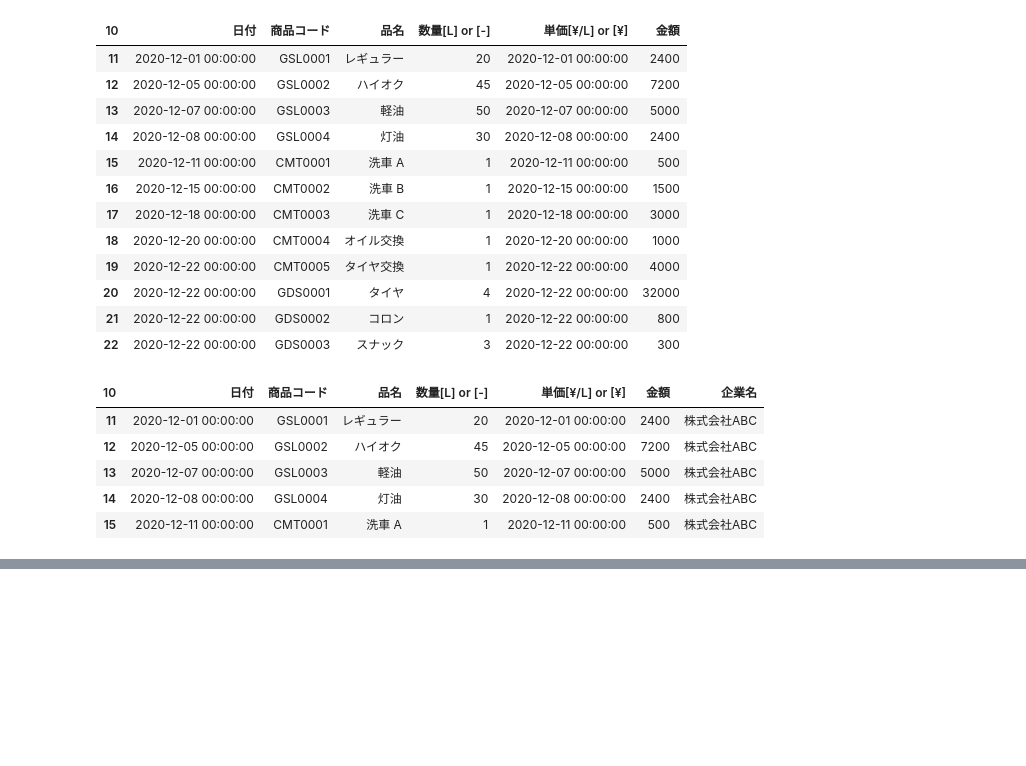
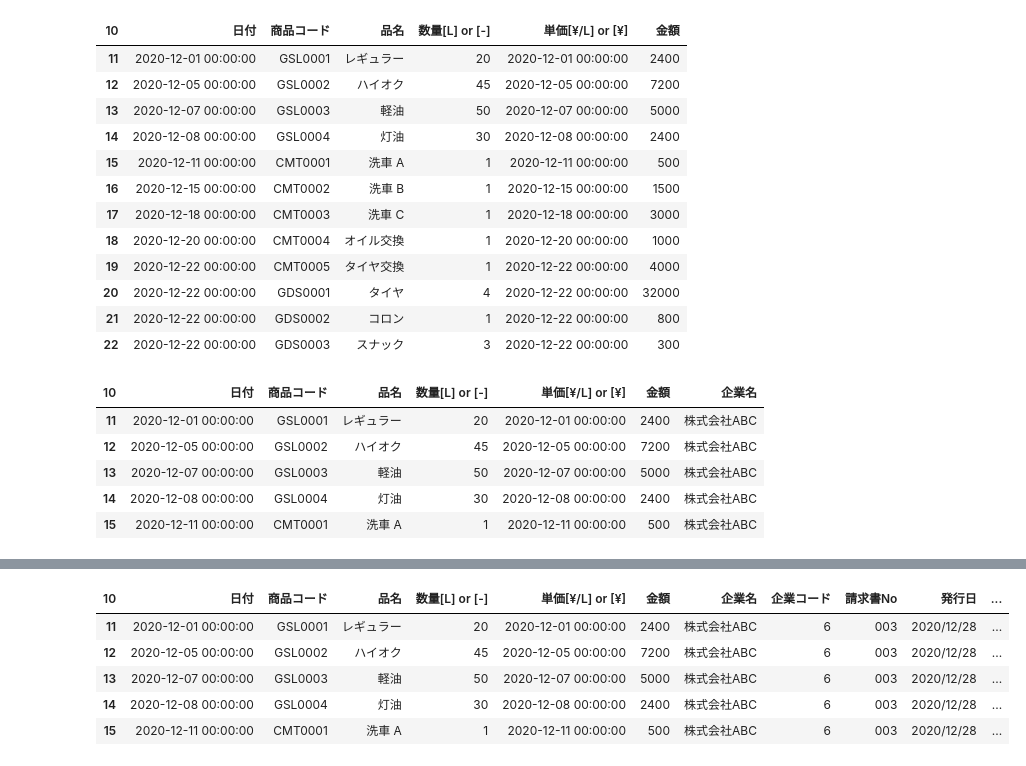
Before and after one commit to klastrom/pandas_excel, a Jupyter notebook: excel_pandas.ipynb, the cells around one changed output, grey strips where cells are left out. Drawn from its saved outputs; the diff is of its cells as text; code cells hidden in the pictures; blank space fills up the shorter version.

```diff
--- a/excel_pandas.ipynb
+++ b/excel_pandas.ipynb
@@ -155,0 +141,10 @@ extract(filepath)
+# %%
+df = extract(filepath)
+df.head()
+# %% [output]
+| 10 | 日付 | 商品コード | 品名 | 数量[L] or [-] | 単価[¥/L] or [¥] | 金額 | 企業名 | 企業コード | 請求書No | 発行日 | ... |
+| 11 | 2020-12-01 00:00:00 | GSL0001 | レギュラー | 20 | 2020-12-01 00:00:00 | 2400 | 株式会社ABC | 6 | 003 | 2020/12/28 | ... |
+| 12 | 2020-12-05 00:00:00 | GSL0002 | ハイオク | 45 | 2020-12-05 00:00:00 | 7200 | 株式会社ABC | 6 | 003 | 2020/12/28 | ... |
+| 13 | 2020-12-07 00:00:00 | GSL0003 | 軽油 | 50 | 2020-12-07 00:00:00 | 5000 | 株式会社ABC | 6 | 003 | 2020/12/28 | ... |
+| 14 | 2020-12-08 00:00:00 | GSL0004 | 灯油 | 30 | 2020-12-08 00:00:00 | 2400 | 株式会社ABC | 6 | 003 | 2020/12/28 | ... |
+| 15 | 2020-12-11 00:00:00 | CMT0001 | 洗車 A | 1 | 2020-12-11 00:00:00 | 500 | 株式会社ABC | 6 | 003 | 2020/12/28 | ... |
```
Also changed, not shown: parts of 10 cells of this notebook, 1 other file.
